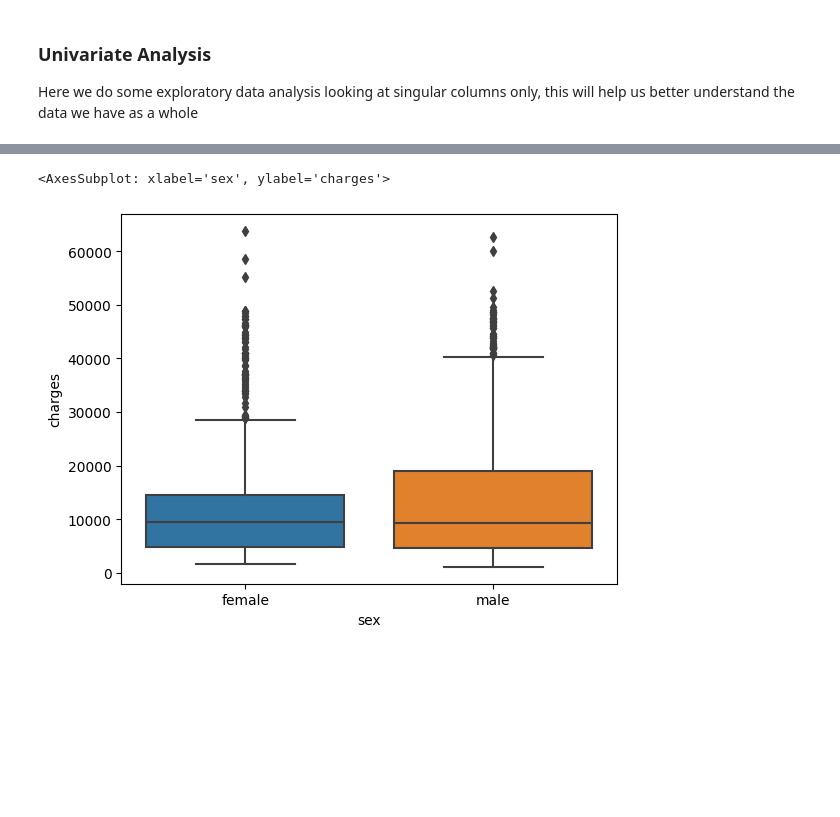
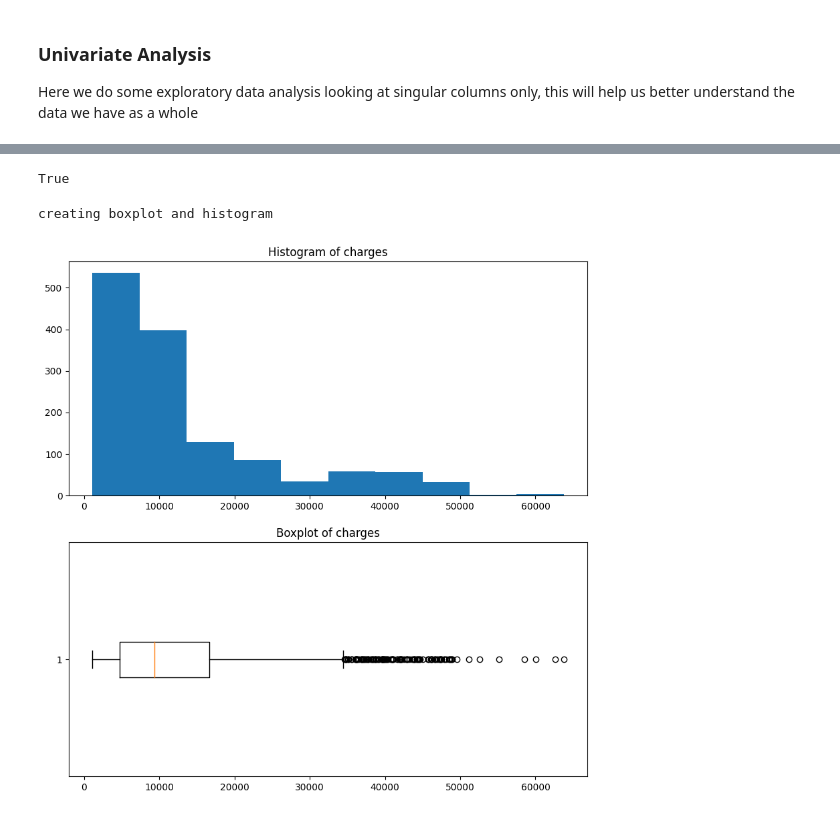
Before and after one commit to AF-datascience/insurance_charges_predictor, a Jupyter notebook: Insurance Predictor Project.ipynb, the cells around one changed output, grey strips where cells are left out. Cells and saved outputs as stored; diff of their text form; code cells hidden in the pictures; blank space fills up the shorter version.

```diff
--- a/Insurance Predictor Project.ipynb
+++ b/Insurance Predictor Project.ipynb
@@ -96,5 +97,36 @@ sns.boxplot(df['charges'])
-# %%
-sns.boxplot(df, x = "sex", y = "charges")
-# %% [output]
-<AxesSubplot: xlabel='sex', ylabel='charges'>
-[figure, removed]
+# %%
+df['age'].dtype == 'int64'
+# %% [output]
+True
+# %%
+# create a function for plotting the univariate columns
+
+def plot_hist_boxplot(data, feature_name):
+
+    """ To retun a boxplot and histogram of the univariate feature
+    Parameters
+    ----------
+    data = your dataframe
+    feature_name =  string of a numerical feature
+
+    Returns
+    ---------
+    A Boxplot
+    A Histogram
+
+    """
+
+    if data[feature_name].dtype in ('int64', 'float64'):
+        print("creating boxplot and histogram")
+        fig, (ax1,ax2) = plt.subplots(2, figsize = (10,10),sharex =False, sharey = False)
+        ax1.hist(df[feature_name])
+        ax1.set_title(label = f"Histogram of {feature_name}")
+        ax2.boxplot(df[feature_name],vert=False)
+        ax2.set_title(label = f"Boxplot of {feature_name}")
+
+    return plt.show();
+# %%
+plot_hist_boxplot(df, 'charges')
+# %% [output]
+creating boxplot and histogram
+[figure, added]
```
Also changed, not shown: parts of 44 cells of this notebook.
